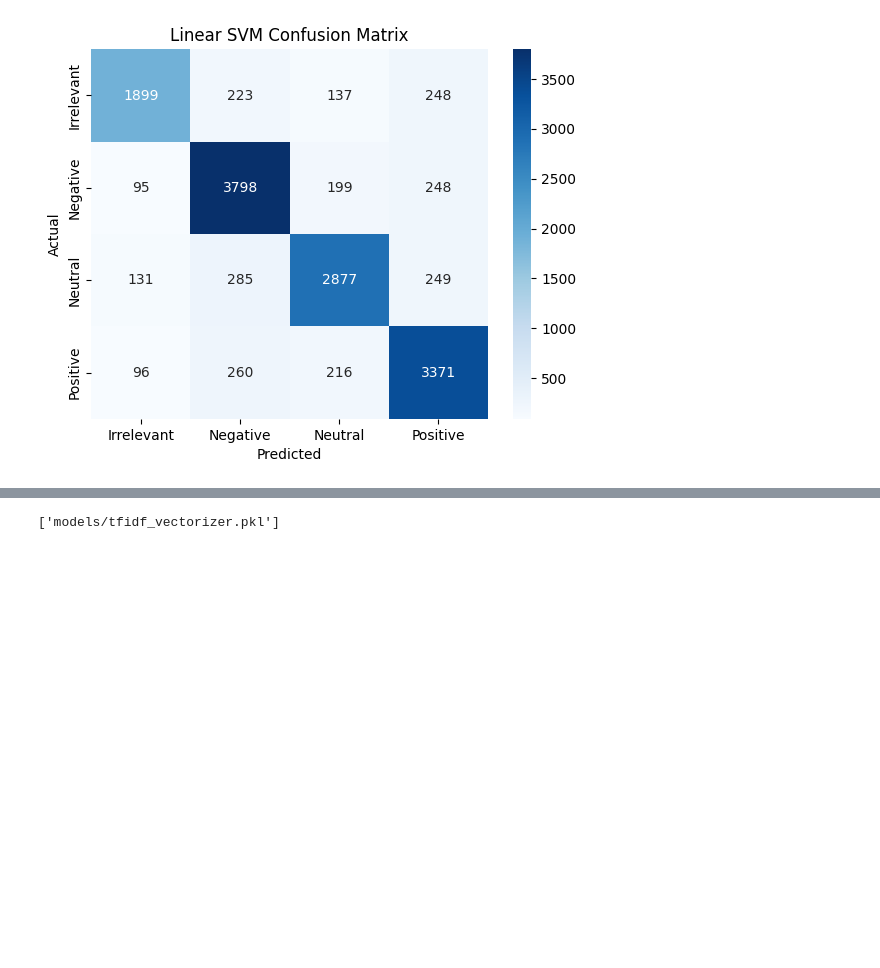
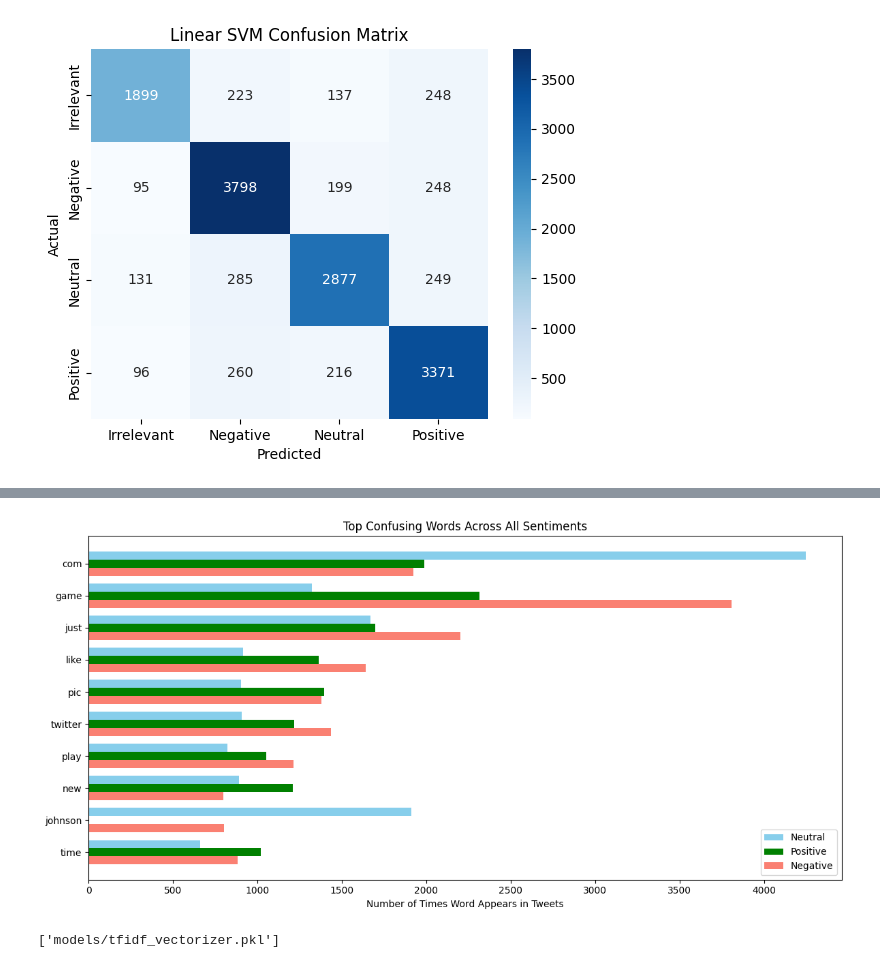
Before and after one commit to 29HENRIKH/SENTIMENT-ANALYSIS-, a Jupyter notebook: VIBELENZZ.ipynb, the cells around one changed output, grey strips where cells are left out. Drawn from its saved outputs; the diff is of its cells as text; code cells hidden in the pictures; blank space fills up the shorter version.

```diff
--- a/VIBELENZZ.ipynb
+++ b/VIBELENZZ.ipynb
@@ -836,3 +1000,78 @@ Top 20 words for Positive sentiment:
+# %%
+import pandas as pd
+import numpy as np
+from sklearn.feature_extraction.text import CountVectorizer
+import matplotlib.pyplot as plt
+
+# -----------------------------
+# 1. Load the dataset
+# -----------------------------
+colnames = ['ID', 'User', 'Sentiment', 'Text']
+df = pd.read_csv("twitter_training.csv", names=colnames, header=None)
+df = df.dropna(subset=['Text'])
+
+# -----------------------------
+# 2. Helper function to get top words
+# -----------------------------
+def get_top_words(data, sentiment_label, n=30):
+    texts = data[data['Sentiment'] == sentiment_label]['Text']
+    vectorizer = CountVectorizer(stop_words='english')
+    word_matrix = vectorizer.fit_transform(texts)
+    word_counts = np.array(word_matrix.sum(axis=0)).flatten()
+    words = vectorizer.get_feature_names_out()
+    freq_df = pd.DataFrame({'Word': words, 'Frequency': word_counts})
+    return freq_df.sort_values(by='Frequency', ascending=False).head(n)
+
+# -----------------------------
+# 3. Get top words for each sentiment
+# -----------------------------
+top_neutral = get_top_words(df, 'Neutral')
+top_positive = get_top_words(df, 'Positive')
+top_negative = get_top_words(df, 'Negative')
+
+# -----------------------------
+# 4. Merge to find confusing words across all three
+# -----------------------------
+# Start with Neutral vs Positive
+merge_np = pd.merge(top_neutral, top_positive, on='Word', how='outer', suffixes=('_Neutral', '_Positive'))
+
+# Merge the result with Negative
+merge_all = pd.merge(merge_np, top_negative, on='Word', how='outer')
+merge_all = merge_all.rename(columns={'Frequency': 'Frequency_Negative'})
+
+# Fill NaNs with 0 (words that don't appear in some sentiments)
+merge_all = merge_all.fillna(0)
+
+# -----------------------------
+# 5. Select top confusing words
+# -----------------------------
+merge_all['Total_Frequency'] = merge_all['Frequency_Neutral'] + merge_all['Frequency_Positive'] + merge_all['Frequency_Negative']
+top_confusing = merge_all.sort_values(by='Total_Frequency', ascending=False).head(10)
+
+# -----------------------------
+# 6. Visualization (all sentiments side-by-side)
+# -----------------------------
+import numpy as np
+
+plt.figure(figsize=(12, 6))
+bar_width = 0.25
+y_positions = np.arange(len(top_confusing))
+
+# Plot each sentiment side by side
+plt.barh(y_positions - bar_width, top_confusing['Frequency_Neutral'], height=bar_width, color='skyblue', label='Neutral')
+plt.barh(y_positions, top_confusing['Frequency_Positive'], height=bar_width, color='green', label='Positive')
+plt.barh(y_positions + bar_width, top_confusing['Frequency_Negative'], height=bar_width, color='salmon', label='Negative')
+
+# Labels and title
+plt.yticks(y_positions, top_confusing['Word'])
+plt.xlabel("Number of Times Word Appears in Tweets")
+plt.title("Top Confusing Words Across All Sentiments")
+plt.legend()
+plt.gca().invert_yaxis()  # Highest frequency at the top
+plt.tight_layout()
+plt.show()
+# %% [output]
+[figure, added]
 # %%
 import joblib
 
```
Also changed, not shown: parts of 4 cells of this notebook, 3 other files.
